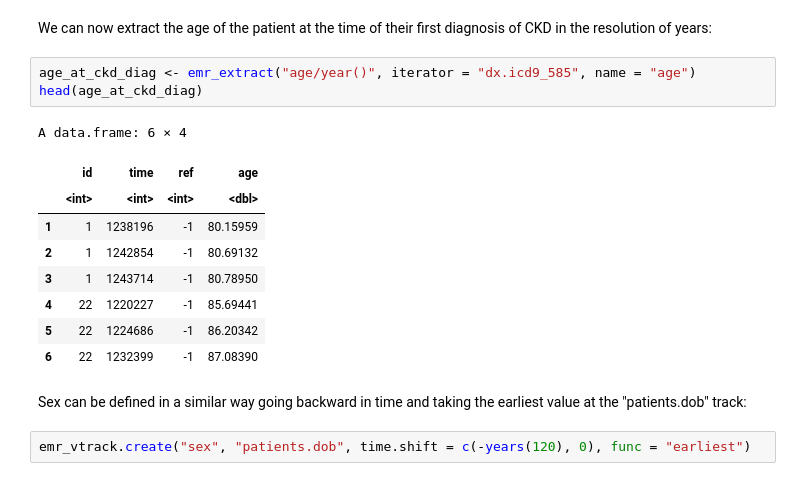
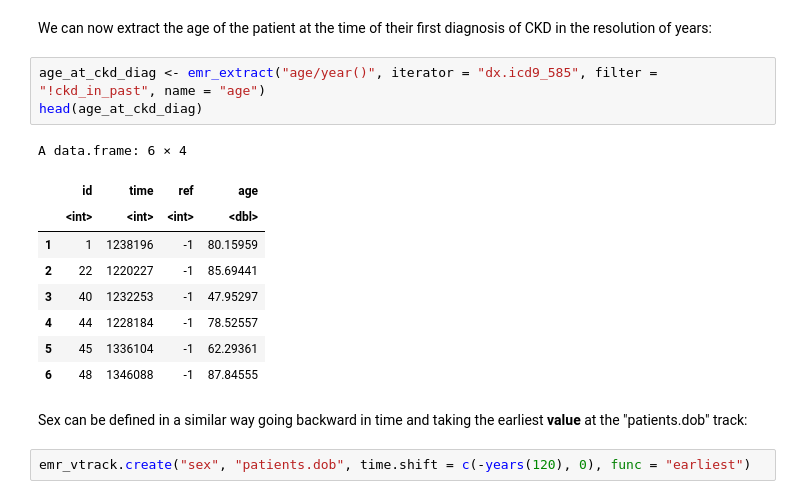
Before and after one commit to tanaylab/IIAS2023, a Jupyter notebook: naryn.ipynb, the cells around one changed output. Drawn from its saved outputs; the diff is of its cells as text.

```diff
--- a/naryn.ipynb
+++ b/naryn.ipynb
@@ -449,20 +375,20 @@ emr_vtrack.create("age", "patients.dob", time.shift = c(-years(120), 0), func =
 # %% [markdown]
 We can now extract the age of the patient at the time of their first diagnosis of CKD in the resolution of years:
 # %%
-age_at_ckd_diag <- emr_extract("age/year()", iterator = "dx.icd9_585", name = "age")
+age_at_ckd_diag <- emr_extract("age/year()", iterator = "dx.icd9_585", filter = "!ckd_in_past", name = "age")
 head(age_at_ckd_diag)
 # %% [output]
 A data.frame: 6 × 4
 |  | id | time | ref | age |
 |  | <int> | <int> | <int> | <dbl> |
 | 1 | 1 | 1238196 | -1 | 80.15959 |
-| 2 | 1 | 1242854 | -1 | 80.69132 |
-| 3 | 1 | 1243714 | -1 | 80.78950 |
-| 4 | 22 | 1220227 | -1 | 85.69441 |
-| 5 | 22 | 1224686 | -1 | 86.20342 |
-| 6 | 22 | 1232399 | -1 | 87.08390 |
+| 2 | 22 | 1220227 | -1 | 85.69441 |
+| 3 | 40 | 1232253 | -1 | 47.95297 |
+| 4 | 44 | 1228184 | -1 | 78.52557 |
+| 5 | 45 | 1336104 | -1 | 62.29361 |
+| 6 | 48 | 1346088 | -1 | 87.84555 |
 # %% [markdown]
-Sex can be defined in a similar way going backward in time and taking the earliest value at the "patients.dob" track:
+Sex can be defined in a similar way going backward in time and taking the earliest **value** at the "patients.dob" track:
 # %%
 emr_vtrack.create("sex", "patients.dob", time.shift = c(-years(120), 0), func = "earliest")
 # %%
```
Also changed, not shown: parts of 27 cells of this notebook, 2 other files.
